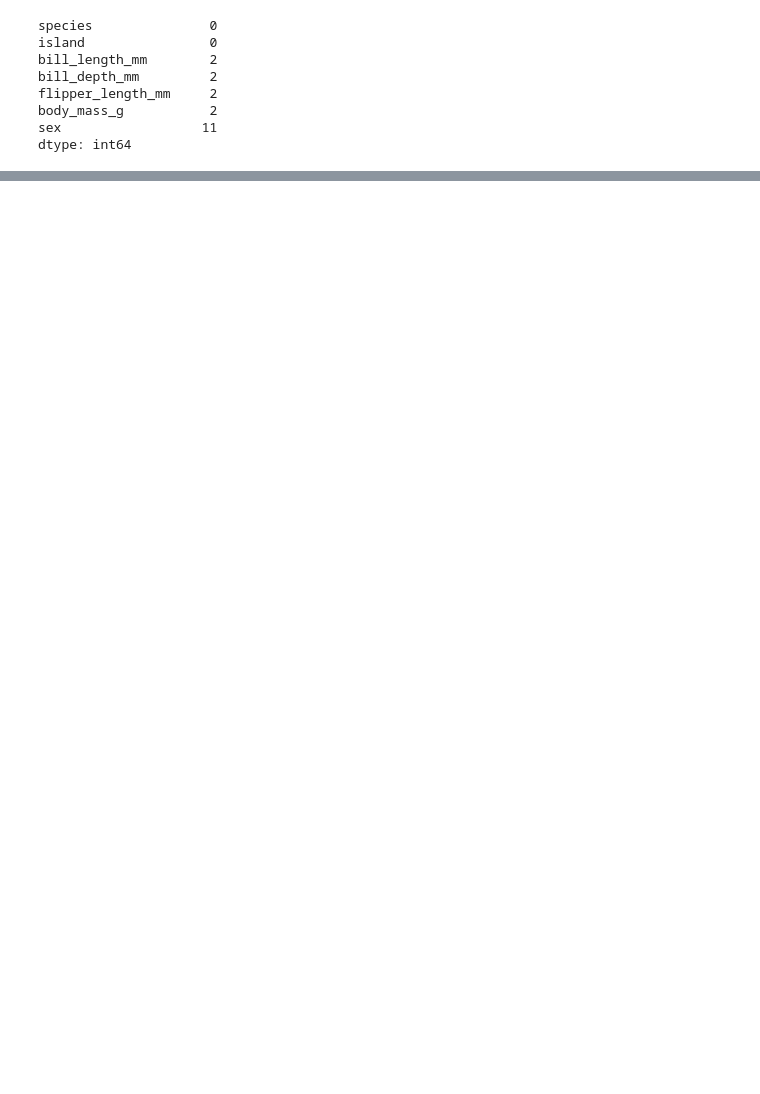
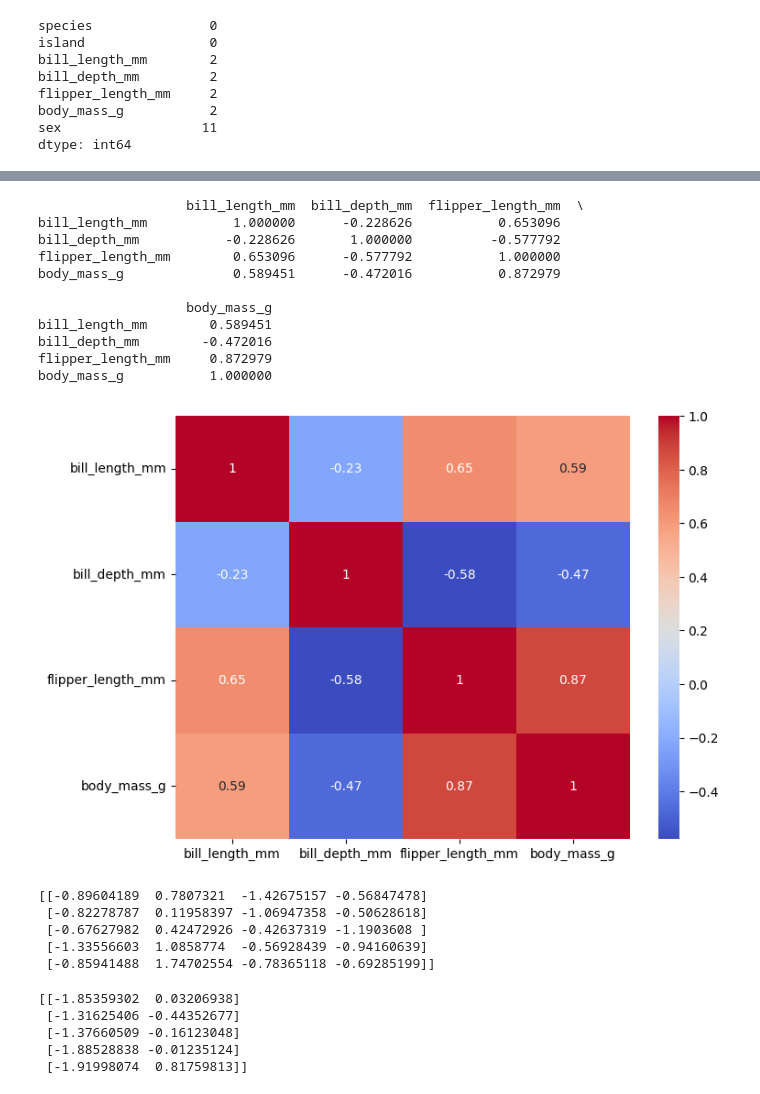
Before and after one commit to nqwrt/Gwangju-AI-Academy, a Jupyter notebook: 머신러닝-유형/비지도학습/차원축소/pca/04-PCA-폥귄예제.ipynb, the cells around one changed output, grey strips where cells are left out. Drawn from its saved outputs; the diff is of its cells as text; code cells hidden in the pictures; blank space fills up the shorter version.

```diff
--- a/머신러닝-유형/비지도학습/차원축소/pca/04-PCA-폥귄예제.ipynb
+++ b/머신러닝-유형/비지도학습/차원축소/pca/04-PCA-폥귄예제.ipynb
@@ -388,0 +391,27 @@ plt.show()
+# %%
+# 상관계수 계산
+corr = df[num_cols].corr()
+
+print(corr)
+plt.figure(figsize=(8,6))
+
+sns.heatmap(
+    corr,
+    annot=True,
+    cmap="coolwarm"
+)
+
+plt.show()
+# %% [output]
+                   bill_length_mm  bill_depth_mm  flipper_length_mm  \
+bill_length_mm           1.000000      -0.228626           0.653096
+bill_depth_mm           -0.228626       1.000000          -0.577792
+flipper_length_mm        0.653096      -0.577792           1.000000
+body_mass_g              0.589451      -0.472016           0.872979
+
+                   body_mass_g
+bill_length_mm        0.589451
+bill_depth_mm        -0.472016
+flipper_length_mm     0.872979
+body_mass_g           1.000000
+[figure, added]
@@ -388,0 +422,45 @@ plt.show()
+# %%
+# 6단계 — PCA 준비 (표준화)
+# PCA는 스케일에 매우 민감
+
+from sklearn.preprocessing import StandardScaler
+
+# 입력 데이터 선택
+X = df[num_cols]
+
+
+# 표준화 객체
+scaler = StandardScaler()
+
+
+# 평균0 표준편차1
+X_scaled = scaler.fit_transform(X)
+
+print(X_scaled[:5])
+# %% [output]
+[[-0.89604189  0.7807321  -1.42675157 -0.56847478]
+ [-0.82278787  0.11958397 -1.06947358 -0.50628618]
+ [-0.67627982  0.42472926 -0.42637319 -1.1903608 ]
+ [-1.33556603  1.0858774  -0.56928439 -0.94160639]
+ [-0.85941488  1.74702554 -0.78365118 -0.69285199]]
+# %%
+# PCA 수행
+from sklearn.decomposition import PCA
+
+# 2차원 축소
+pca = PCA(
+    n_components=2
+)
+
+# PCA 적용
+X_pca = pca.fit_transform(
+    X_scaled
+)
+
+print(X_pca[:5])
+# %% [output]
+[[-1.85359302  0.03206938]
+ [-1.31625406 -0.44352677]
+ [-1.37660509 -0.16123048]
+ [-1.88528838 -0.01235124]
+ [-1.91998074  0.81759813]]
```
Also changed, not shown: parts of 11 cells of this notebook.
